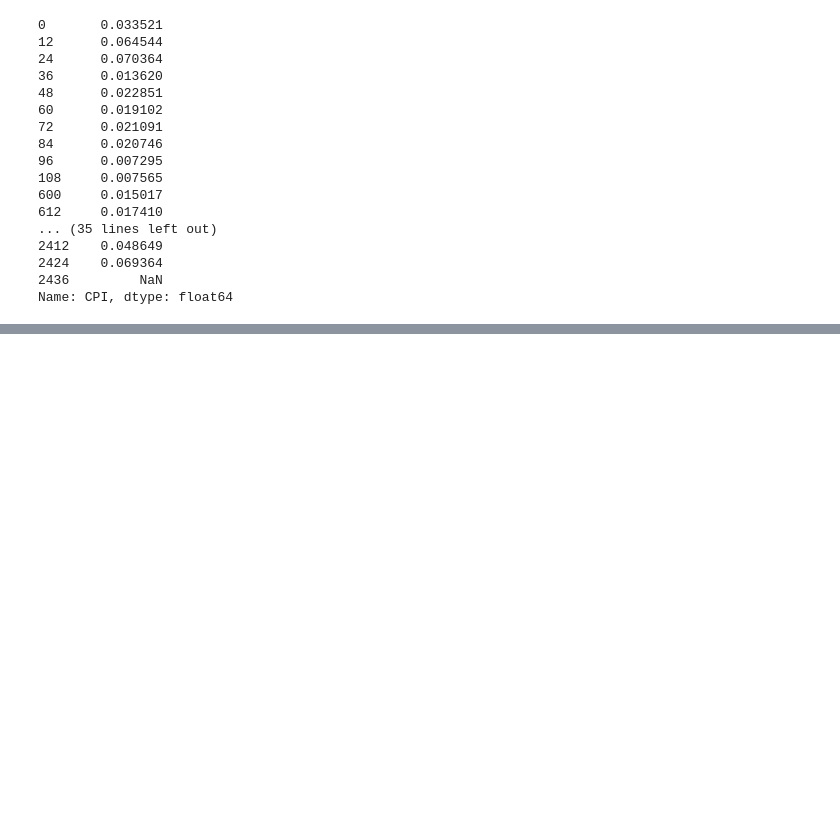
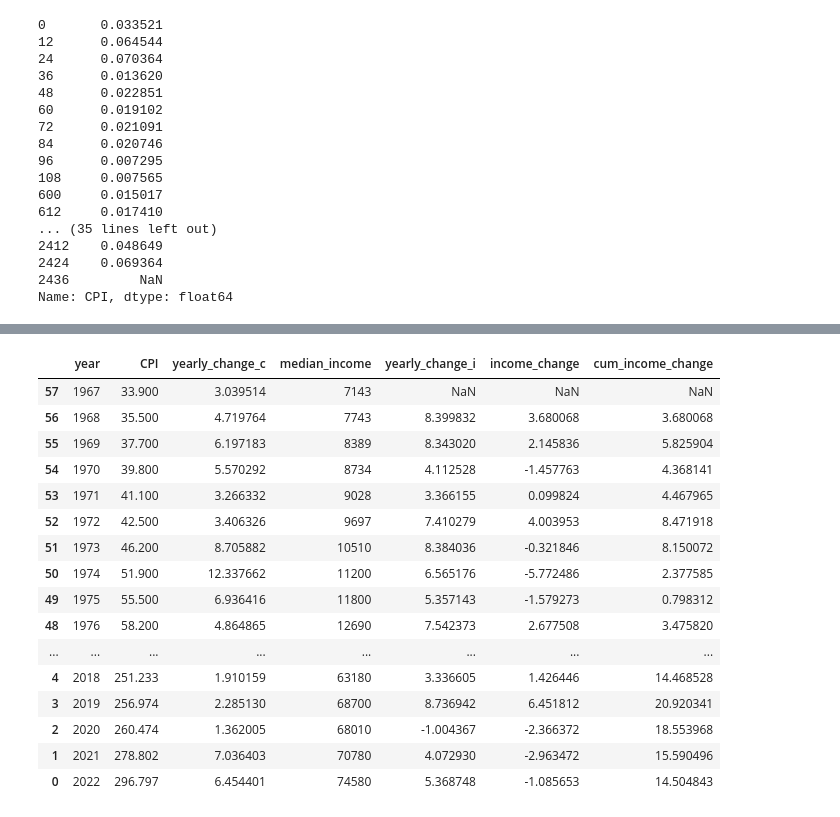
Before and after one commit to ParisAParker/Cost_of_Financial_Freedom, a Jupyter notebook: notebooks/Untitled.ipynb, the cells around one changed output, grey strips where cells are left out. Cells and saved outputs as stored; diff of their text form; code cells hidden in the pictures; blank space fills up the shorter version.

Commit message:
added a cumulative income column

```diff
--- a/notebooks/Untitled.ipynb
+++ b/notebooks/Untitled.ipynb
@@ -204,0 +201,4 @@ cpi_income.to_csv("../data/cpi_income.csv")
+# %%
+cpi_income['income_change'] = cpi_income['yearly_change_i'] - cpi_income['yearly_change_c']
+# %%
+cpi_income = cpi_income.sort_values(by = 'year', ascending = True)
@@ -204,0 +225,21 @@ cpi_income.to_csv("../data/cpi_income.csv")
+# %%
+cpi_income['cum_income_change'] = cpi_income['income_change'].cumsum()
+cpi_income
+# %% [output]
+|  | year | CPI | yearly_change_c | median_income | yearly_change_i | income_change | cum_income_change |
+| 57 | 1967 | 33.900 | 3.039514 | 7143 | NaN | NaN | NaN |
+| 56 | 1968 | 35.500 | 4.719764 | 7743 | 8.399832 | 3.680068 | 3.680068 |
+| 55 | 1969 | 37.700 | 6.197183 | 8389 | 8.343020 | 2.145836 | 5.825904 |
+| 54 | 1970 | 39.800 | 5.570292 | 8734 | 4.112528 | -1.457763 | 4.368141 |
+| 53 | 1971 | 41.100 | 3.266332 | 9028 | 3.366155 | 0.099824 | 4.467965 |
+| 52 | 1972 | 42.500 | 3.406326 | 9697 | 7.410279 | 4.003953 | 8.471918 |
+| 51 | 1973 | 46.200 | 8.705882 | 10510 | 8.384036 | -0.321846 | 8.150072 |
+| 50 | 1974 | 51.900 | 12.337662 | 11200 | 6.565176 | -5.772486 | 2.377585 |
+| 49 | 1975 | 55.500 | 6.936416 | 11800 | 5.357143 | -1.579273 | 0.798312 |
+| 48 | 1976 | 58.200 | 4.864865 | 12690 | 7.542373 | 2.677508 | 3.475820 |
+| ... | ... | ... | ... | ... | ... | ... | ... |
+| 4 | 2018 | 251.233 | 1.910159 | 63180 | 3.336605 | 1.426446 | 14.468528 |
+| 3 | 2019 | 256.974 | 2.285130 | 68700 | 8.736942 | 6.451812 | 20.920341 |
+| 2 | 2020 | 260.474 | 1.362005 | 68010 | -1.004367 | -2.366372 | 18.553968 |
+| 1 | 2021 | 278.802 | 7.036403 | 70780 | 4.072930 | -2.963472 | 15.590496 |
+| 0 | 2022 | 296.797 | 6.454401 | 74580 | 5.368748 | -1.085653 | 14.504843 |
```
Also changed, not shown: parts of 13 cells of this notebook.
